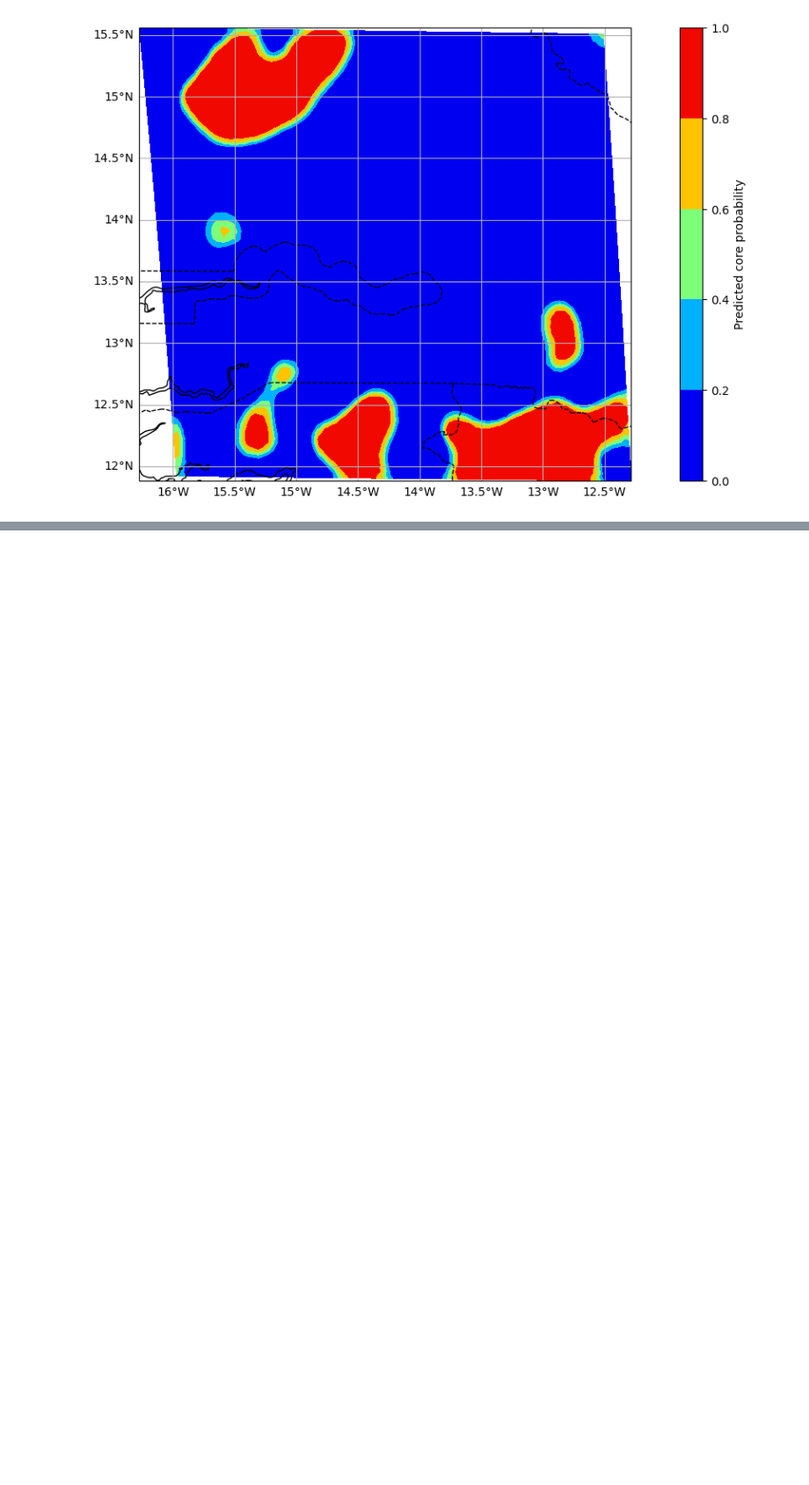
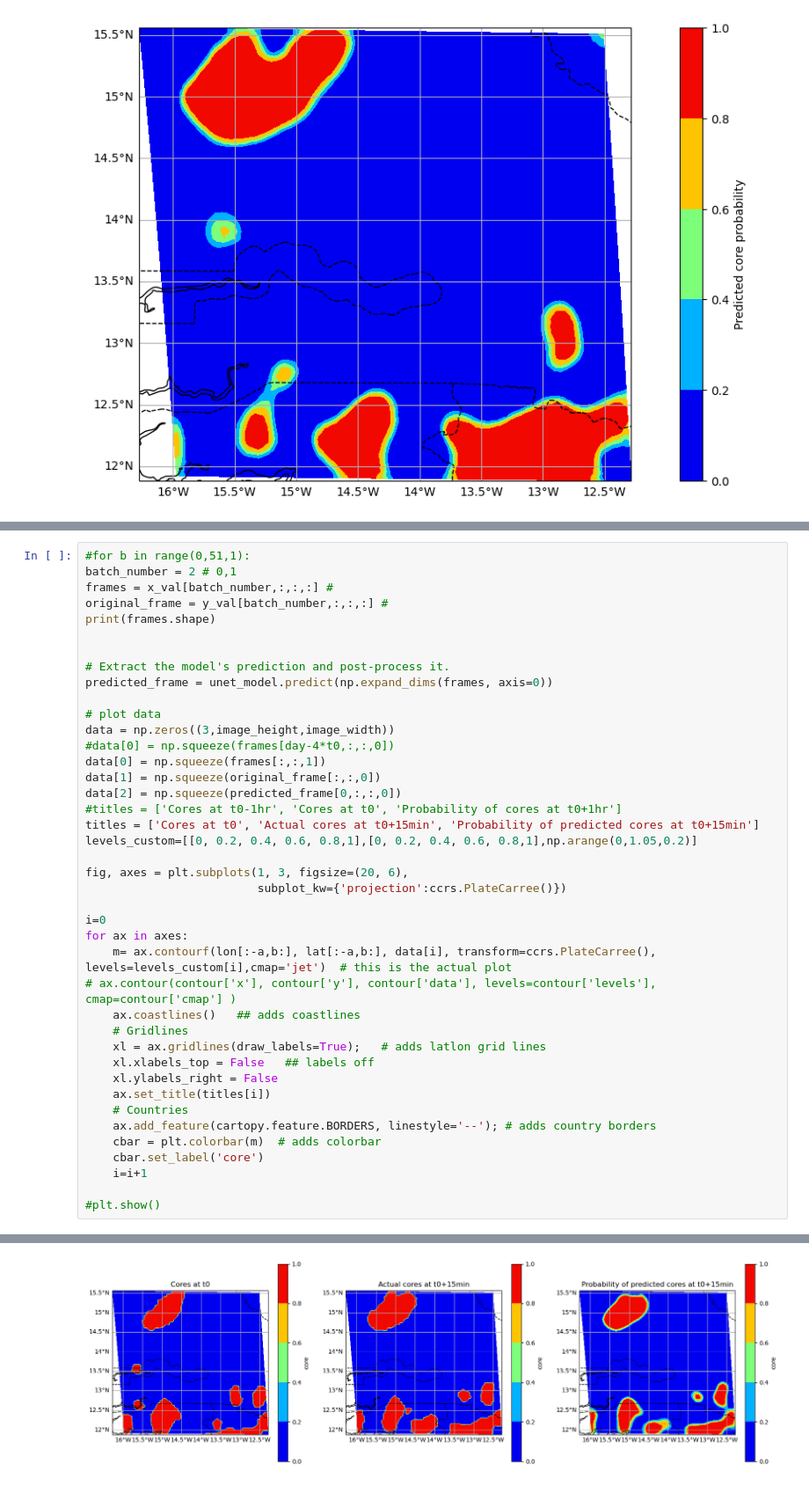
Before and after one commit to JawairiaAA/Core_forecasting_DL, a Jupyter notebook: UNet_core_pred_DK_code_simple.ipynb, the cells around one changed output, grey strips where cells are left out. Shown at 88% size. Cells and saved outputs as stored; diff of their text form; blank space fills up the shorter version.

```diff
--- a/UNet_core_pred_DK_code_simple.ipynb
+++ b/UNet_core_pred_DK_code_simple.ipynb
@@ -349,0 +342,42 @@ for ax in axes:
+# %%
+#for b in range(0,51,1):
+batch_number = 2 # 0,1
+frames = x_val[batch_number,:,:,:] #
+original_frame = y_val[batch_number,:,:,:] #
+print(frames.shape)
+
+
+# Extract the model's prediction and post-process it.
+predicted_frame = unet_model.predict(np.expand_dims(frames, axis=0))
+
+# plot data
+data = np.zeros((3,image_height,image_width))
+#data[0] = np.squeeze(frames[day-4*t0,:,:,0])
+data[0] = np.squeeze(frames[:,:,1])
+data[1] = np.squeeze(original_frame[:,:,0])
+data[2] = np.squeeze(predicted_frame[0,:,:,0])
+#titles = ['Cores at t0-1hr', 'Cores at t0', 'Probability of cores at t0+1hr']
+titles = ['Cores at t0', 'Actual cores at t0+15min', 'Probability of predicted cores at t0+15min']
+levels_custom=[[0, 0.2, 0.4, 0.6, 0.8,1],[0, 0.2, 0.4, 0.6, 0.8,1],np.arange(0,1.05,0.2)]
+
+fig, axes = plt.subplots(1, 3, figsize=(20, 6),
+                         subplot_kw={'projection':ccrs.PlateCarree()})
+
+i=0
+for ax in axes:
+    m= ax.contourf(lon[:-a,b:], lat[:-a,b:], data[i], transform=ccrs.PlateCarree(), levels=levels_custom[i],cmap='jet')  # this is the actual plot
+# ax.contour(contour['x'], contour['y'], contour['data'], levels=contour['levels'], cmap=contour['cmap'] )
+    ax.coastlines()   ## adds coastlines
+    # Gridlines
+    xl = ax.gridlines(draw_labels=True);   # adds latlon grid lines
+    xl.xlabels_top = False   ## labels off
+    xl.ylabels_right = False
+    ax.set_title(titles[i])
+    # Countries
+    ax.add_feature(cartopy.feature.BORDERS, linestyle='--'); # adds country borders
+    cbar = plt.colorbar(m)  # adds colorbar
+    cbar.set_label('core')
+    i=i+1
+
+#plt.show()
+# %% [output]
@@ -349,0 +386 @@ for ax in axes:
+[figure, added]
```
Also changed, not shown: parts of 15 cells of this notebook.
